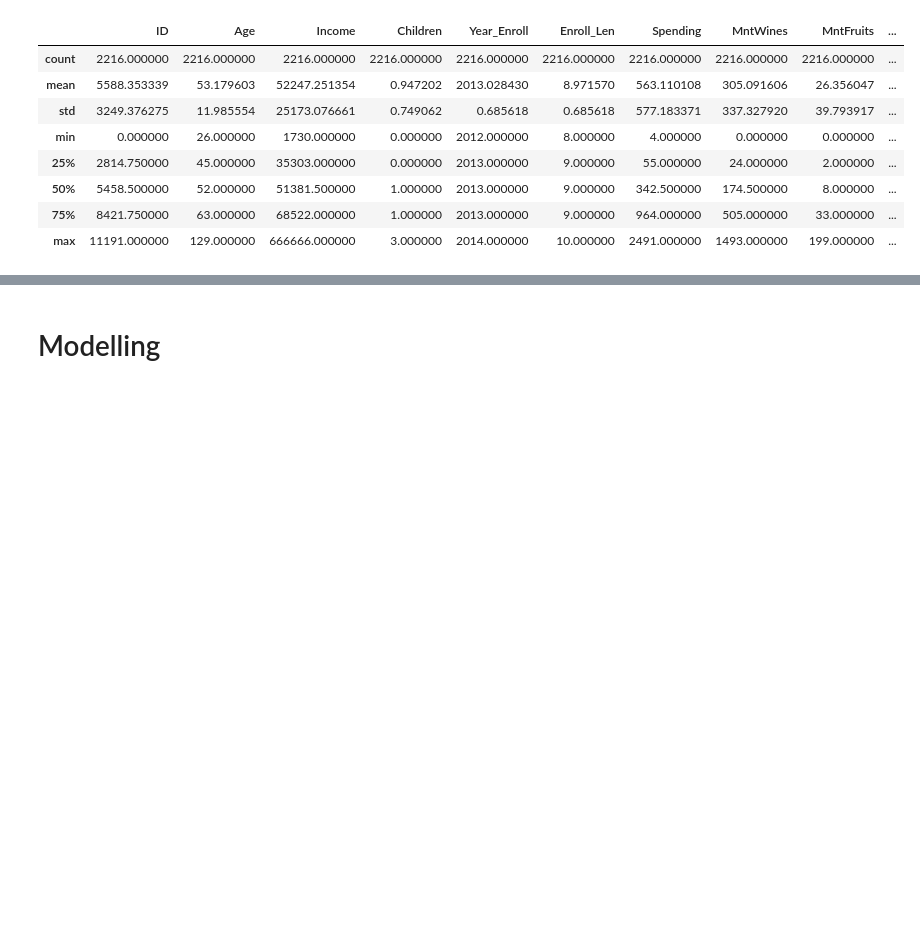
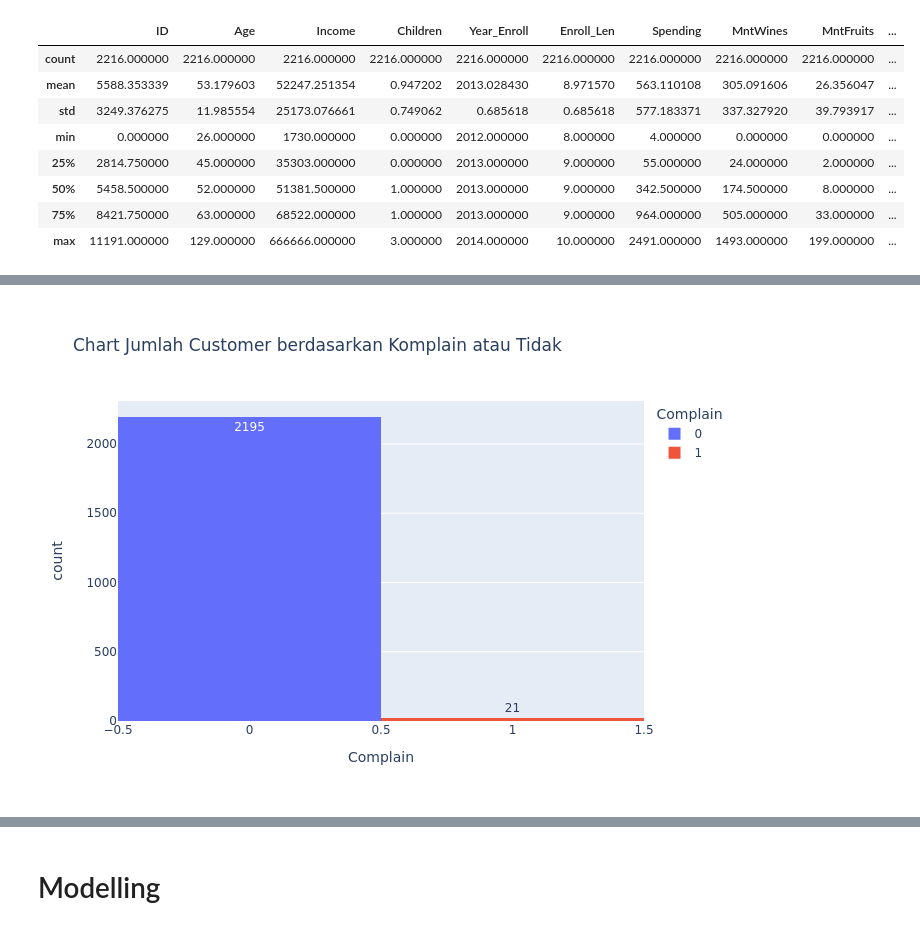
Before and after one commit to adityaadamf/2022, a Jupyter notebook: Customer Personality Analysis.ipynb, the cells around one changed output, grey strips where cells are left out. Cells and saved outputs as stored; diff of their text form; code cells hidden in the pictures; blank space fills up the shorter version.

```diff
--- a/Customer Personality Analysis.ipynb
+++ b/Customer Personality Analysis.ipynb
@@ -140,7 +150,10 @@ pio.renderers.default = 'kaggle'
+# %%
+dirs_img = './chart/'
 # %%
 # Chart Jumlah Customer berdasarkan Komplain atau Tidak
 fig_complain = px.histogram(df, x='Complain', y='ID',
                             color='Complain', histfunc='count', text_auto='auto',
                             title='Chart Jumlah Customer berdasarkan Komplain atau Tidak')
-fig_complain.show()
+fig_complain.write_image(dirs_img+'cpa_customer_by_complain.png')
+Image(dirs_img+'cpa_customer_by_complain.png')
 # %% [output]
@@ -148,3 +160,4 @@ fig_complain.show()
+[figure, added]
 # %%
 # Proporsi Customer berdasarkan Pendidikan dan Status Pernikahan
 df_edu = df.groupby(by=['Education']).size().reset_index(name='counts')
```
Also changed, not shown: parts of 7 cells of this notebook.
